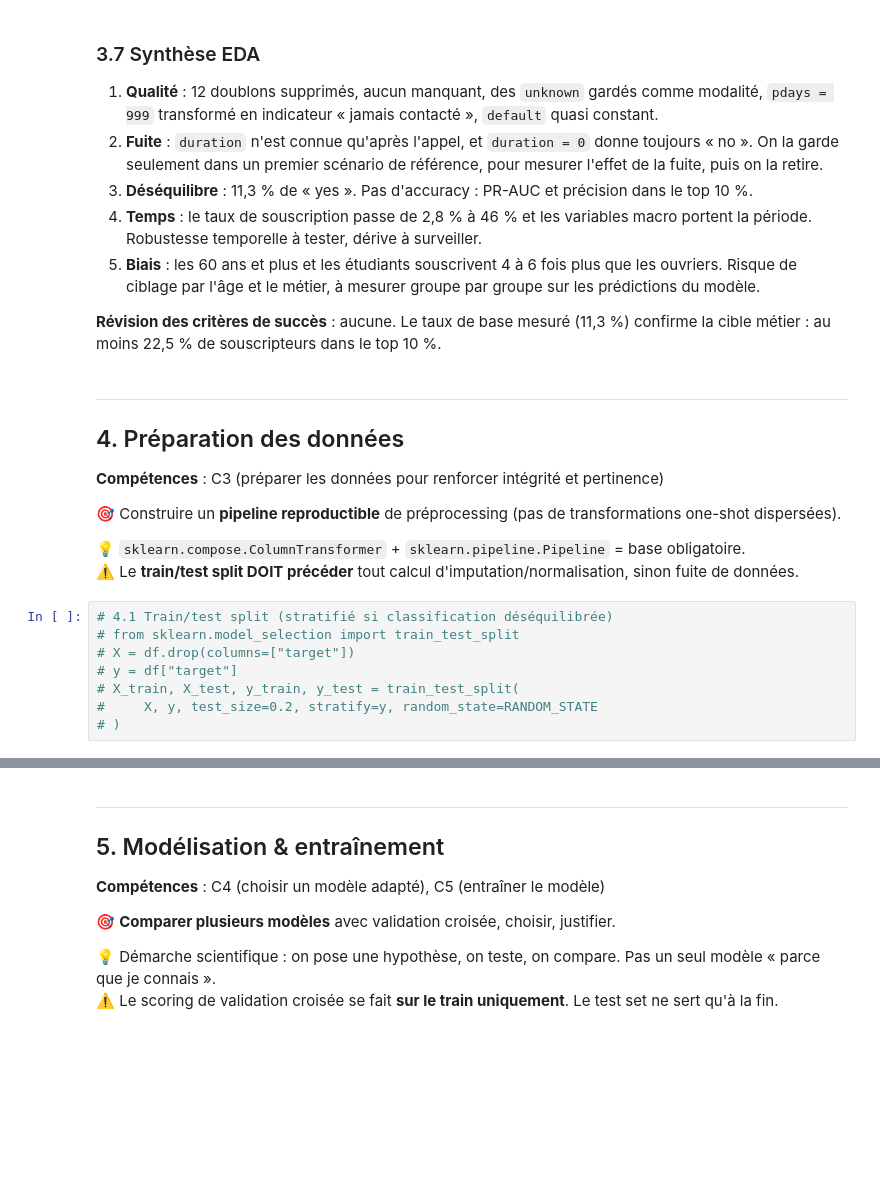
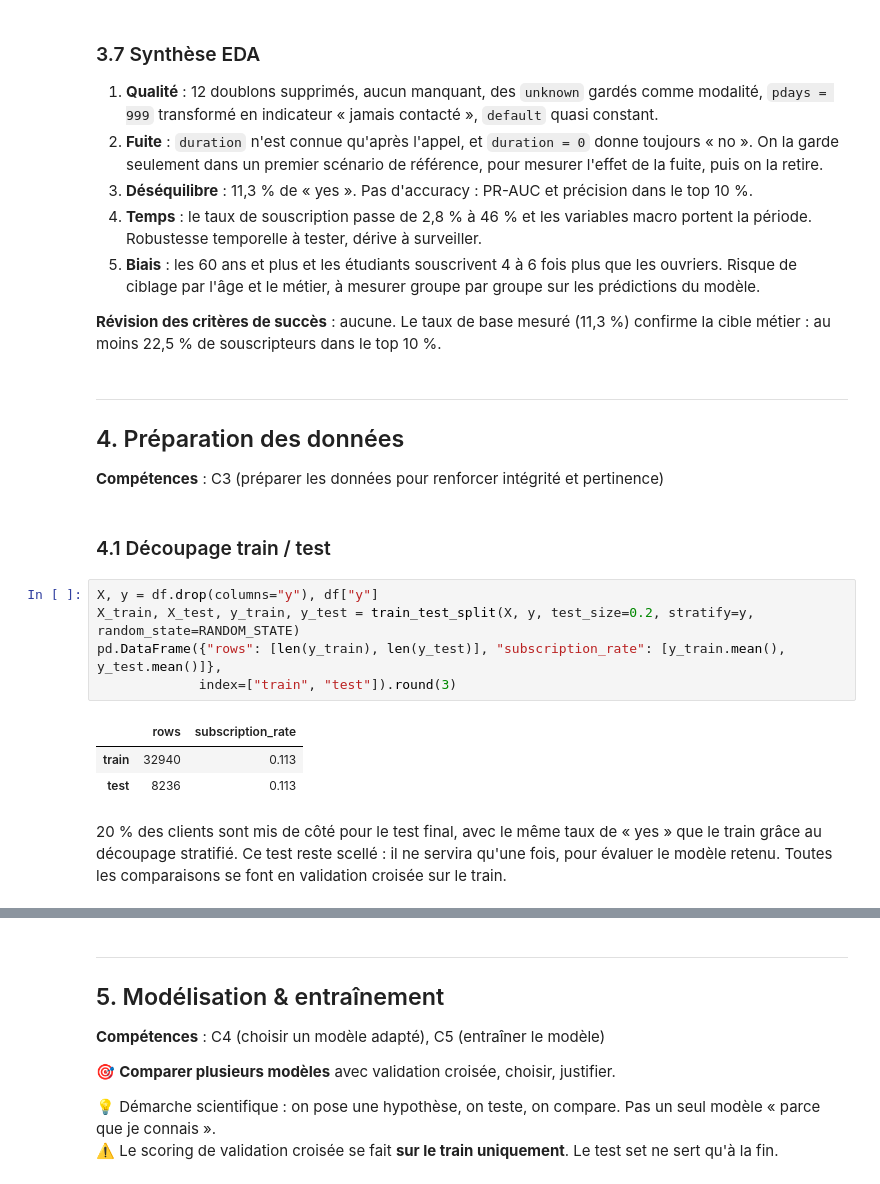
Before and after one commit to 3ti3nne/certif_etienne, a Jupyter notebook: notebooks/certif_bank_marketing.ipynb, the cells around one changed output, grey strips where cells are left out. Drawn from its saved outputs; the diff is of its cells as text; blank space fills up the shorter version.

Commit message:
feat: data preparation, default moved to sensitive variables

```diff
--- a/notebooks/certif_bank_marketing.ipynb
+++ b/notebooks/certif_bank_marketing.ipynb
@@ -433,16 +433,16 @@ Un modèle qui apprend ces écarts appellera surtout les seniors et les étudian
 ## 4. Préparation des données
 
 **Compétences** : C3 (préparer les données pour renforcer intégrité et pertinence)
-
-🎯 Construire un **pipeline reproductible** de préprocessing (pas de transformations one-shot dispersées).
-
-💡 `sklearn.compose.ColumnTransformer` + `sklearn.pipeline.Pipeline` = base obligatoire.
-⚠️ Le **train/test split DOIT précéder** tout calcul d'imputation/normalisation, sinon fuite de données.
+# %% [markdown]
+### 4.1 Découpage train / test
 # %%
-# 4.1 Train/test split (stratifié si classification déséquilibrée)
-# from sklearn.model_selection import train_test_split
-# X = df.drop(columns=["target"])
-# y = df["target"]
-# X_train, X_test, y_train, y_test = train_test_split(
-#     X, y, test_size=0.2, stratify=y, random_state=RANDOM_STATE
-# )
+X, y = df.drop(columns="y"), df["y"]
+X_train, X_test, y_train, y_test = train_test_split(X, y, test_size=0.2, stratify=y, random_state=RANDOM_STATE)
+pd.DataFrame({"rows": [len(y_train), len(y_test)], "subscription_rate": [y_train.mean(), y_test.mean()]},
+             index=["train", "test"]).round(3)
+# %% [output]
+|  | rows | subscription_rate |
+| train | 32940 | 0.113 |
+| test | 8236 | 0.113 |
+# %% [markdown]
+20 % des clients sont mis de côté pour le test final, avec le même taux de « yes » que le train grâce au découpage stratifié. Ce test reste scellé : il ne servira qu'une fois, pour évaluer le modèle retenu. Toutes les comparaisons se font en validation croisée sur le train.
```
Also changed, not shown: parts of 10 cells of this notebook, 4 other files.
